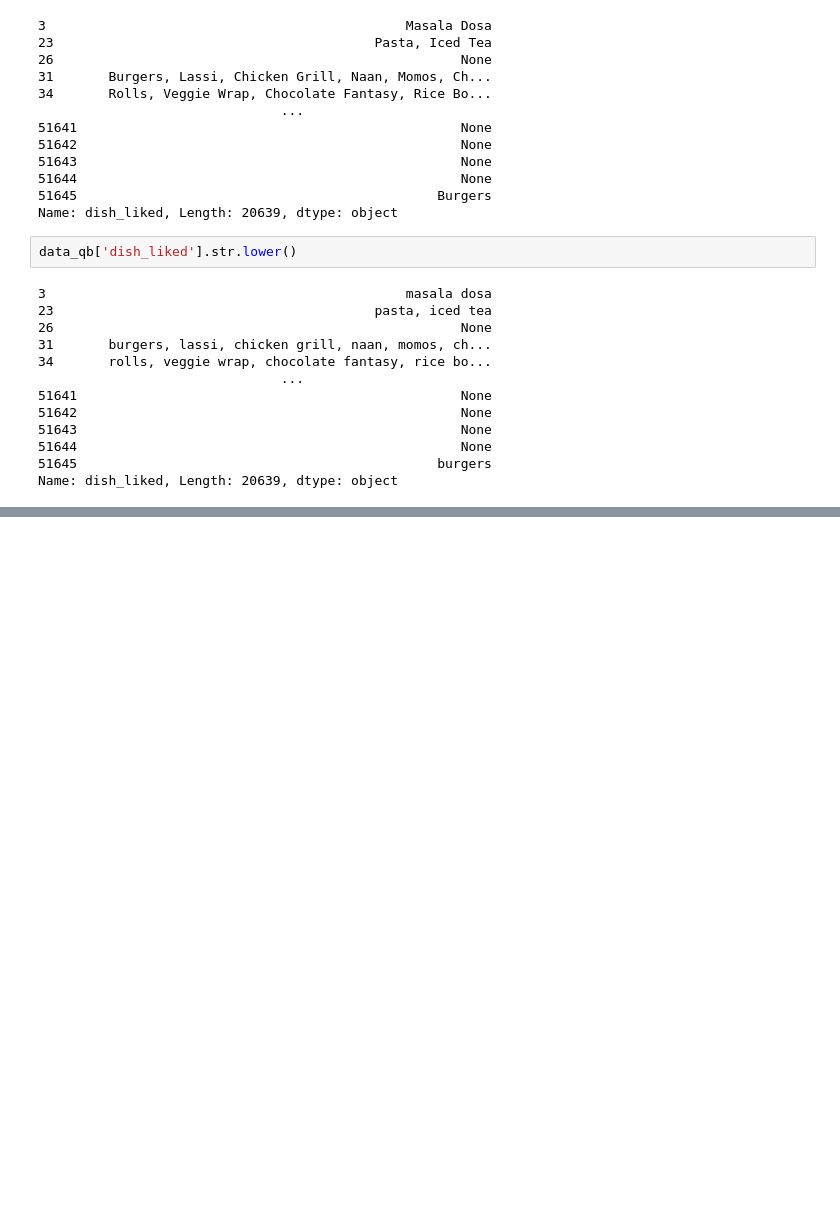
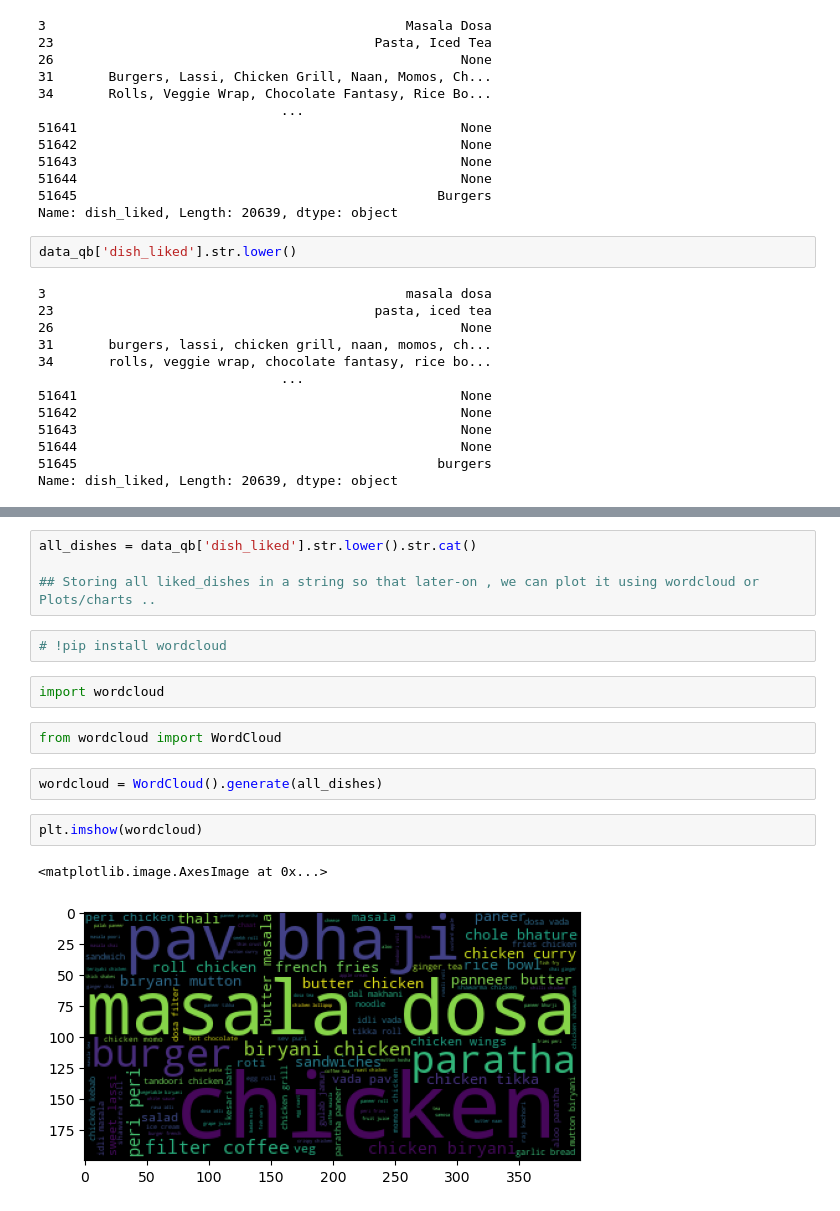
Before and after one commit to shbnm93/Data-Science-Projects, a Jupyter notebook: Zomato/ML_Zomato_rest_success_prediction_Shan_Singh.ipynb, the cells around one changed output, grey strips where cells are left out. Drawn from its saved outputs; the diff is of its cells as text; blank space fills up the shorter version.

Commit message:
predict success of a zomato restaurant using machine learning

```diff
--- a/Zomato/ML_Zomato_rest_success_prediction_Shan_Singh.ipynb
+++ b/Zomato/ML_Zomato_rest_success_prediction_Shan_Singh.ipynb
@@ -315,0 +320,17 @@ Name: dish_liked, Length: 20639, dtype: object
+# %%
+all_dishes = data_qb['dish_liked'].str.lower().str.cat()
+
+## Storing all liked_dishes in a string so that later-on , we can plot it using wordcloud or Plots/charts ..
+# %%
+# !pip install wordcloud
+# %%
+import wordcloud
+# %%
+from wordcloud import WordCloud
+# %%
+wordcloud = WordCloud().generate(all_dishes)
+# %%
+plt.imshow(wordcloud)
+# %% [output]
+<matplotlib.image.AxesImage at 0x...>
+[figure, added]
```
Also changed, not shown: parts of 22 cells of this notebook.
